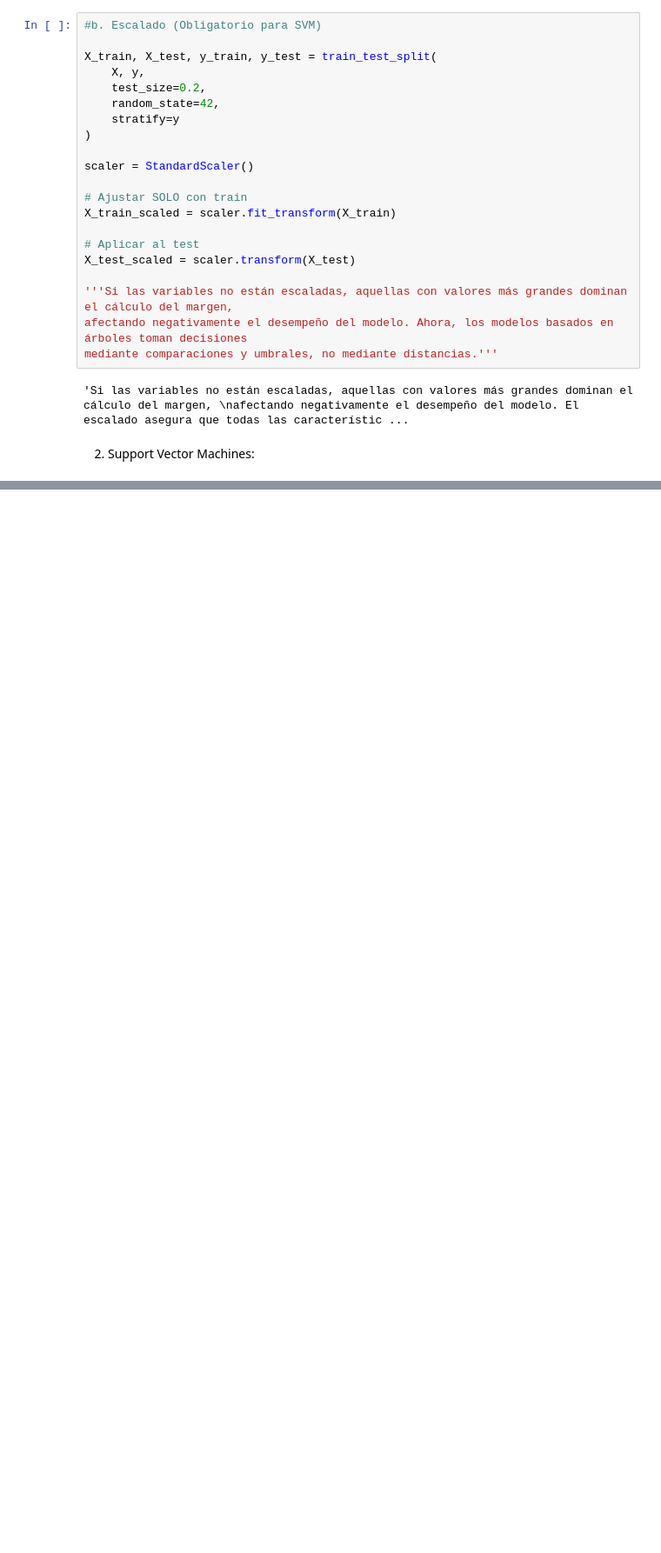
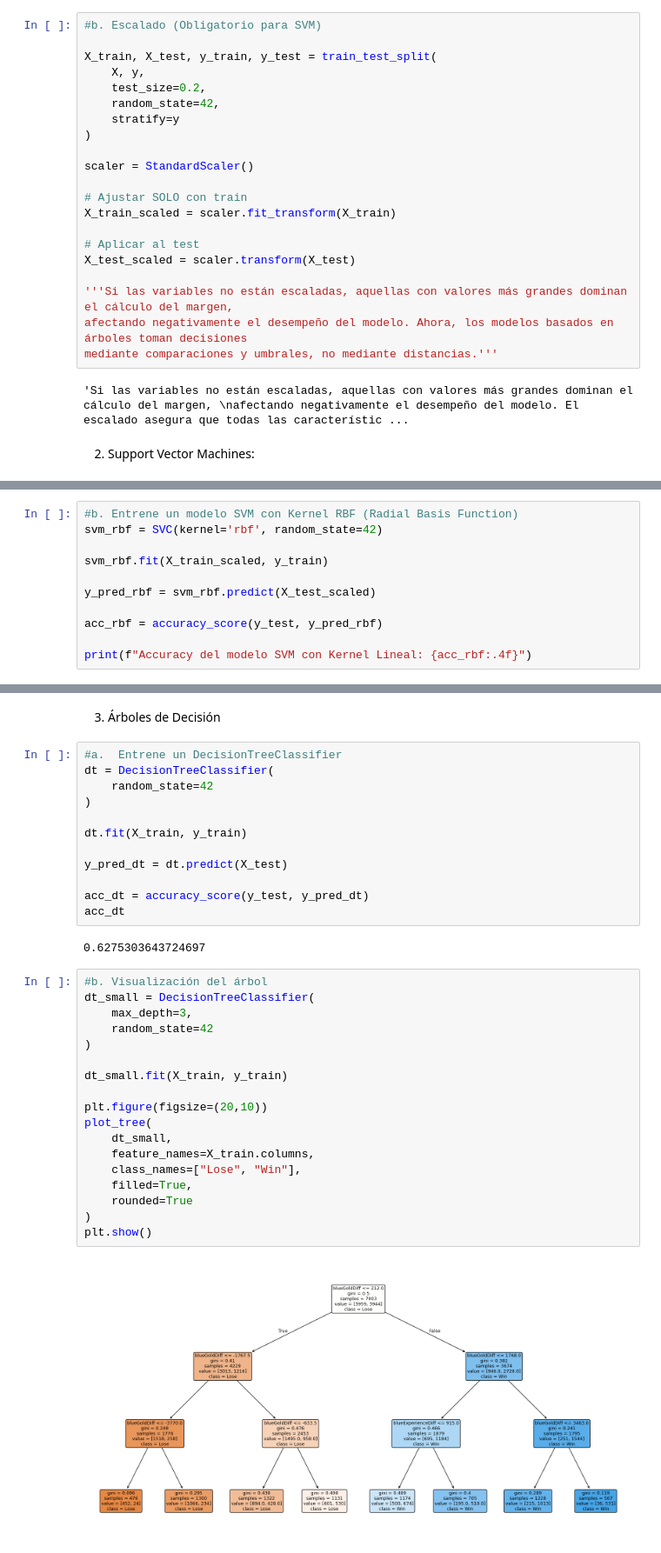
Before and after one commit to CamiR24/Lab3-IA, a Jupyter notebook: Task3.ipynb, the cells around one changed output, grey strips where cells are left out. Shown at 87% size. Saved outputs shown, nothing was run; the diff lists cells and outputs as text; blank space fills up the shorter version.

```diff
--- a/Task3.ipynb
+++ b/Task3.ipynb
@@ -57,0 +74,11 @@ mediante comparaciones y umbrales, no mediante distancias.'''
+# %%
+#b. Entrene un modelo SVM con Kernel RBF (Radial Basis Function)
+svm_rbf = SVC(kernel='rbf', random_state=42)
+
+svm_rbf.fit(X_train_scaled, y_train)
+
+y_pred_rbf = svm_rbf.predict(X_test_scaled)
+
+acc_rbf = accuracy_score(y_test, y_pred_rbf)
+
+print(f"Accuracy del modelo SVM con Kernel Lineal: {acc_rbf:.4f}")
@@ -57,0 +99,36 @@ mediante comparaciones y umbrales, no mediante distancias.'''
+# %% [markdown]
+3.  Árboles de Decisión
+# %%
+#a.  Entrene un DecisionTreeClassifier
+dt = DecisionTreeClassifier(
+    random_state=42
+)
+
+dt.fit(X_train, y_train)
+
+y_pred_dt = dt.predict(X_test)
+
+acc_dt = accuracy_score(y_test, y_pred_dt)
+acc_dt
+# %% [output]
+0.6275303643724697
+# %%
+#b. Visualización del árbol
+dt_small = DecisionTreeClassifier(
+    max_depth=3,
+    random_state=42
+)
+
+dt_small.fit(X_train, y_train)
+
+plt.figure(figsize=(20,10))
+plot_tree(
+    dt_small,
+    feature_names=X_train.columns,
+    class_names=["Lose", "Win"],
+    filled=True,
+    rounded=True
+)
+plt.show()
+# %% [output]
+[figure, added]
```
Also changed, not shown: parts of 7 cells of this notebook.
